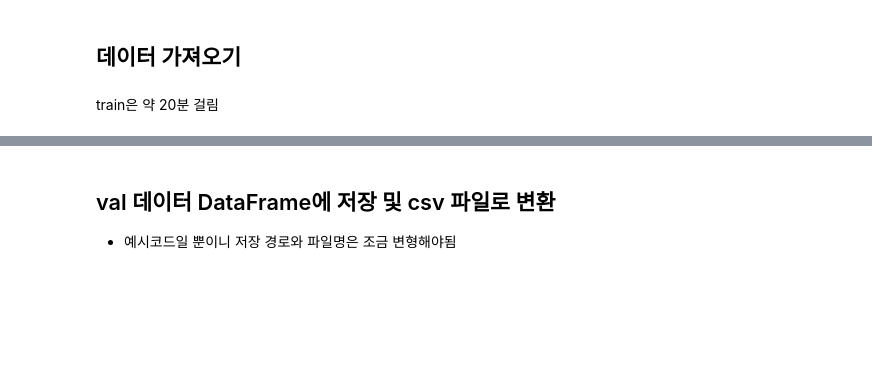
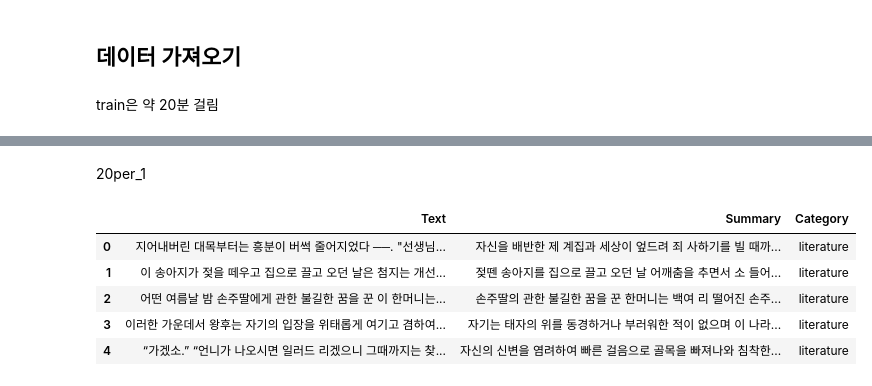
Before and after one commit to AIFFEL-NLP-PROJECT/Aiffelthon, a Jupyter notebook: DataProcess/Make_csv.ipynb, the cells around one changed output, grey strips where cells are left out. Drawn from its saved outputs; the diff is of its cells as text; code cells hidden in the pictures; blank space fills up the shorter version.

```diff
--- a/DataProcess/Make_csv.ipynb
+++ b/DataProcess/Make_csv.ipynb
@@ -34,15 +34,16 @@ import pandas as pd
 def search(dirname, tv_c, ps_c, sumnum):
     train_summary = []
     train_passage = []
+    category_name = []
     folder_list = []
     filenames = os.listdir(dirname)
     for filename in filenames:
         full_filename = os.path.join(dirname, filename) # 여기에서는 10가지 종류의 폴더와 zip파일이 나올 것이다.
         if full_filename != dirname+ tv_c : # unzip을 하였기에 zip 파일을 걸러주는 조건문이다.
-          train_filenames = os.listdir(full_filename) # 여기에서는 20per, 2~3setn 폴더가 나올 것이다.
+          train_filenames = os.listdir(full_filename) # 여기에서는 20per, 2~3sent 폴더가 나올 것이다.
           for train_filename in train_filenames:
             train_full_filename = os.path.join(full_filename, train_filename)
-            if train_full_filename == full_filename + ps_c: # 여기에서는 20per, 2~3setn폴더중 어떤 곳으로 진입할지 지정한다.
+            if train_full_filename == full_filename + ps_c: # 여기에서는 20per, 2~3sent폴더중 어떤 곳으로 진입할지 지정한다.
               folder_list.append(train_full_filename+'/*.json') # .json파일을 모두 불러와 경로를 저장한다.
     # 해당 데이터에 맞게 summary와 passage를 불러오도록 구현된 코드이다.
     for folder in folder_list: # 저장된 경로를 통해서 glob.glob에 넣어 파일을 읽어온다.
@@ -52,19 +53,21 @@ def search(dirname, tv_c, ps_c, sumnum):
 
         """
         1.summary1~3소개
-        summary1 : 1문장 요약 / 20per 또는 2~3setn어디든 존재/ 20per에서 뽑아낸 1문장과 2~3setn에서 뽑아낸 한 문장이 존재한다는 뜻
-        summary2 : 2~3문장 요약 (추출) / 2~3setn 폴더에만 존재한다.
+        summary1 : 1문장 요약 / 20per 또는 2~3sent어디든 존재/ 20per에서 뽑아낸 1문장과 2~3sent에서 뽑아낸 한 문장이 존재한다는 뜻
+        summary2 : 2~3문장 요약 (추출) / 2~3sent 폴더에만 존재한다.
         summary3 : 20% 문장 요약 (추출) / 20per 폴더에만 존재한다.
 
         2.고려사항 정리
         첫번째로 고려할 것은 train or val
-        두번째로 고려할 것은 20per or 2~3setn
+        두번째로 고려할 것은 20per or 2~3sent
         세번째로 고려할 것은 summary1~3
         """
 
         train_summary.append(js['Annotation'][sumnum])
         train_passage.append(js['Meta(Refine)']['passage'])
+        category_name.append(js['Meta(Acqusition)']['doc_type'])
+
         f.close()
-    return train_summary, train_passage
+    return train_summary, train_passage, category_name
 # %% [markdown]
 train은 약 20분 걸림
@@ -75,0 +76,10 @@ print(train_passage[100])
+# %%
+train_summary_20per_1, train_passage_20per_1, train_category_name_20per_1 = search("/content/drive/MyDrive/인공지능/아이펠톤/PoC/data/train", '/TL1.zip', '/20per', 'summary1')
+print(train_summary_20per_1[100])
+print(train_passage_20per_1[100])
+print(train_category_name_20per_1[100])
+
+val_summary_20per_1, val_passage_20per_1, val_category_name_20per_1 = search("/content/drive/MyDrive/인공지능/아이펠톤/PoC/data/val", '/VL1.zip', '/20per', 'summary1')
+print(val_summary_20per_1[100])
+print(val_passage_20per_1[100])
+print(val_category_name_20per_1[100])
@@ -92,3 +176,0 @@ dff.head()
-# %% [markdown]
-## val 데이터 DataFrame에 저장 및 csv 파일로 변환
-- 예시코드일 뿐이니 저장 경로와 파일명은 조금 변형해야됨
@@ -102,0 +177,16 @@ dff.head()
+# %% [markdown]
+20per_1
+# %%
+train_data_per_sum1_20 = pd.DataFrame(zip(train_passage_20per_1, train_summary_20per_1 , train_category_name_20per_1), columns=['Text',  'Summary', 'Category'])
+train_data_per_sum1_20.head()
+
+train_data_per_sum1_20.to_csv("/content/drive/MyDrive/인공지능/아이펠톤/PoC/make_csv/train_sum1_20.csv", mode='w', index = False)
+dff_train_data_per_sum1_20 = pd.read_csv('/content/drive/MyDrive/인공지능/아이펠톤/PoC/make_csv/train_sum1_20.csv')
+dff_train_data_per_sum1_20.head()
+# %% [output]
+|  | Text | Summary | Category |
+| 0 | 지어내버린 대목부터는 흥분이 버썩 줄어지었다 ──. "선생님... | 자신을 배반한 제 계집과 세상이 엎드려 죄 사하기를 빌 때까... | literature |
+| 1 | 이 송아지가 젖을 떼우고 집으로 끌고 오던 날은 첨지는 개선... | 젖뗀 송아지를 집으로 끌고 오던 날 어깨춤을 추면서 소 들어... | literature |
+| 2 | 어떤 여름날 밤 손주딸에게 관한 불길한 꿈을 꾼 이 한머니는... | 손주딸의 관한 불길한 꿈을 꾼 한머니는 백여 리 떨어진 손주... | literature |
+| 3 | 이러한 가운데서 왕후는 자기의 입장을 위태롭게 여기고 겸하여... | 자기는 태자의 위를 동경하거나 부러워한 적이 없으며 이 나라... | literature |
+| 4 | “가겠소.” “언니가 나오시면 일러드 리겠으니 그때까지는 찾... | 자신의 신변을 염려하여 빠른 걸음으로 골목을 빠져나와 침착한... | literature |
```
Also changed, not shown: parts of 29 cells of this notebook.
